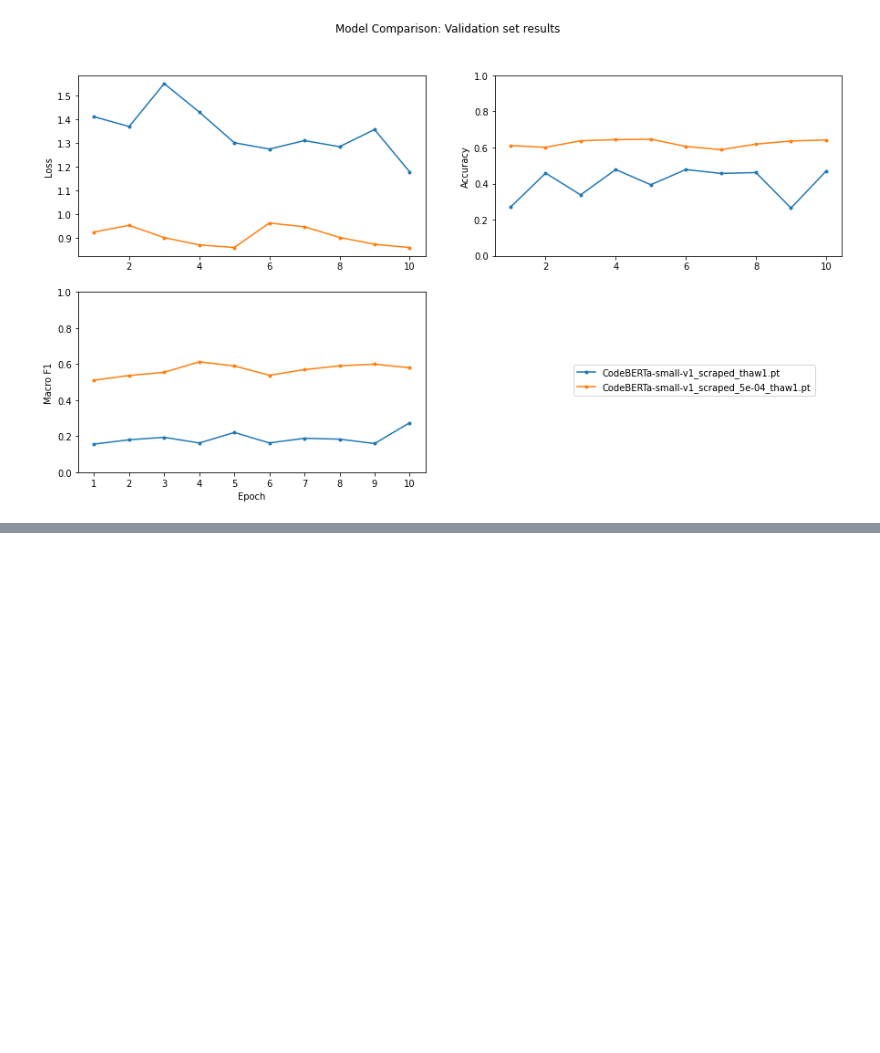
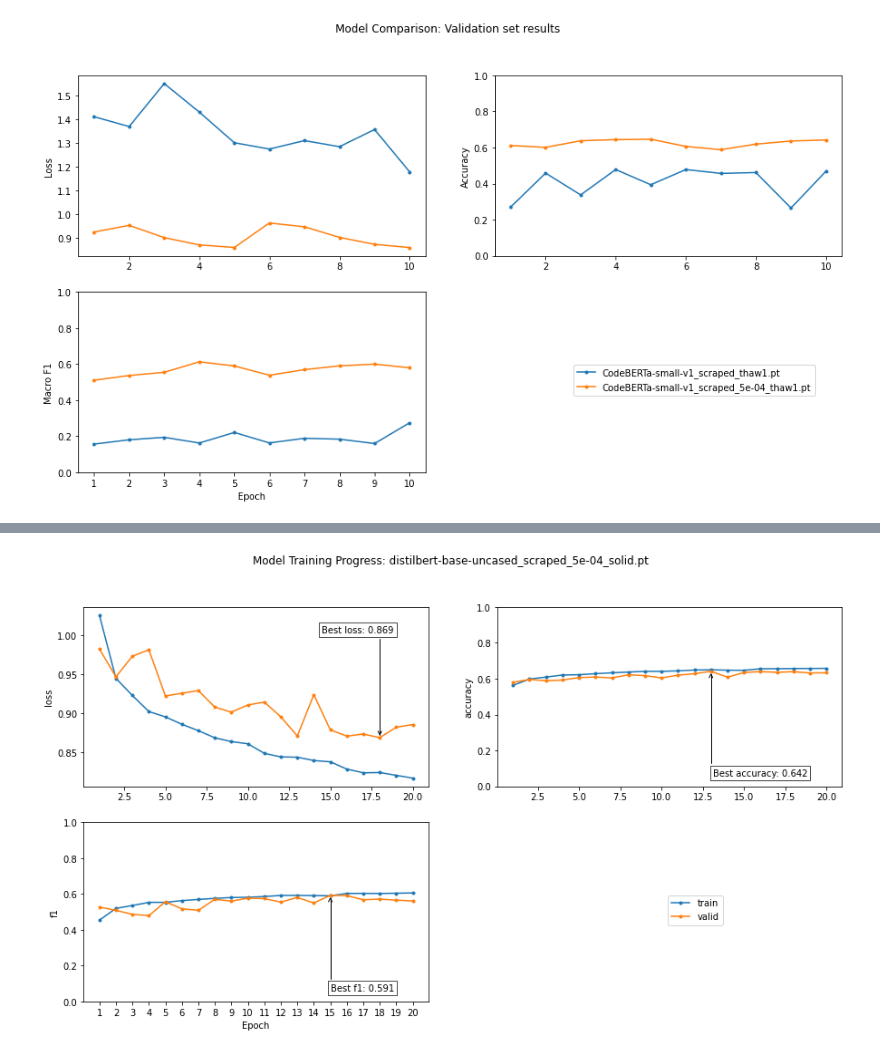
Before and after one commit to backtick-se/docks-master-thesis, a Jupyter notebook: notebooks/transformer_eval.ipynb, the cells around one changed output, grey strips where cells are left out. Drawn from its saved outputs; the diff is of its cells as text; code cells hidden in the pictures; blank space fills up the shorter version.

```diff
--- a/notebooks/transformer_eval.ipynb
+++ b/notebooks/transformer_eval.ipynb
@@ -178,0 +226,4 @@ compare(
+# %%
+progress('distilbert-base-uncased_scraped_5e-04_solid.pt')
+# %% [output]
+[figure, added]
```
Also changed, not shown: parts of 20 cells of this notebook.
